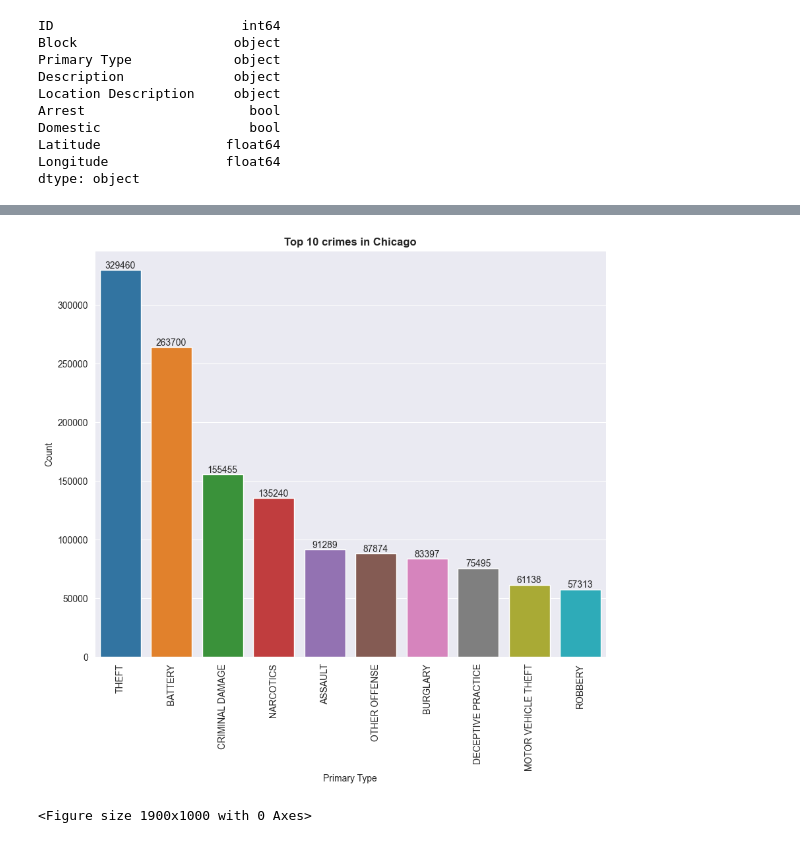
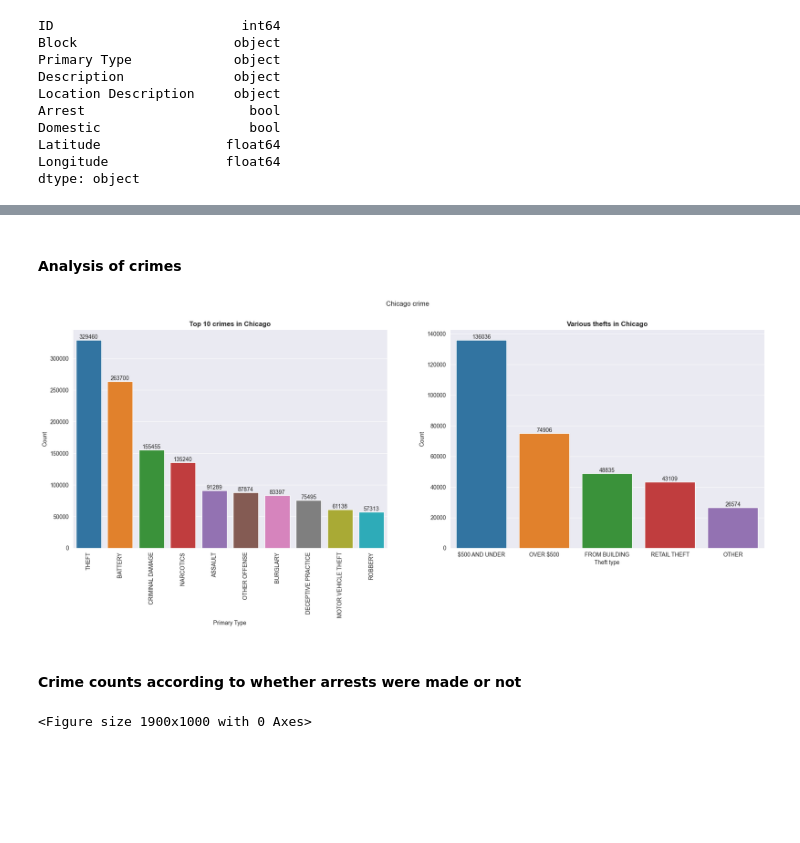
Before and after one commit to BlocknBoom123/CrimePy, a Jupyter notebook: Chicago/ChicagoCrime.ipynb, the cells around one changed output, grey strips where cells are left out. Saved outputs shown, nothing was run; the diff lists cells and outputs as text; code cells hidden in the pictures; blank space fills up the shorter version.

```diff
--- a/Chicago/ChicagoCrime.ipynb
+++ b/Chicago/ChicagoCrime.ipynb
@@ -65,0 +68,8 @@ Location
+# %%
+print(f'Before replacing nulls:\n{df.isna().sum()}\n')
+
+df['Location Description'].fillna('Unknown', inplace=True)
+df.loc[df['Latitude'].isna(), ('Latitude')] = 41.80 #All null locations are replaced with a unique location
+df.loc[df['Longitude'].isna(), ('Longitude')] = -87.78
+
+print(f'After replacing nulls:\n{df.isna().sum()}')
@@ -162,17 +216,32 @@ pd.concat([df.sort_index().head(5), df.sort_index(ascending=False).head(5)])
+# %% [markdown]
+#### Analysis of crimes
 # %%
-plt.figure(figsize=(10,8))
+fig, axs = plt.subplots(1, 2, figsize=(22, 7))
 topcrimes = df['Primary Type'].value_counts()[:10]
-ax = sns.barplot(x=topcrimes.index, y=topcrimes.values)
+topthefts = df[df['Primary Type'] == 'THEFT']['Description'].value_counts()[:10]
+
+ax = sns.barplot(x=topcrimes.index, y=topcrimes.values, ax=axs[0])
+ax1 = sns.barplot(x=topthefts.index, y=topthefts.values, ax=axs[1])
+
 for i in ax.containers:
     ax.bar_label(i,)
 
-plt.xlabel('Primary Type')
-plt.ylabel('Count')
-plt.title('Top 10 crimes in Chicago', weight='bold')
-plt.xticks(rotation=90)
+for i in ax1.containers:
+    ax1.bar_label(i,)
+ax.set_xlabel('Primary Type')
+ax.set_ylabel('Count')
+ax.set_title('Top 10 crimes in Chicago', weight='bold')
+ax.set_xticks(range(0,len(topcrimes.index)), topcrimes.index, rotation=90)
+
+ax1.set_xlabel('Theft type')
+ax1.set_ylabel('Count')
+ax1.set_title('Various thefts in Chicago', weight='bold')
+fig.suptitle("Chicago crime")
 plt.show()
 # %% [output]
-[figure, old version]
+[figure, new version]
+# %% [markdown]
+#### Crime counts according to whether arrests were made or not
 # %%
 plt.figure(figsize=(19,10))
 topcrimes = df['Primary Type'].value_counts()[:7]
```
Also changed, not shown: parts of 34 cells of this notebook, 9 other files.
